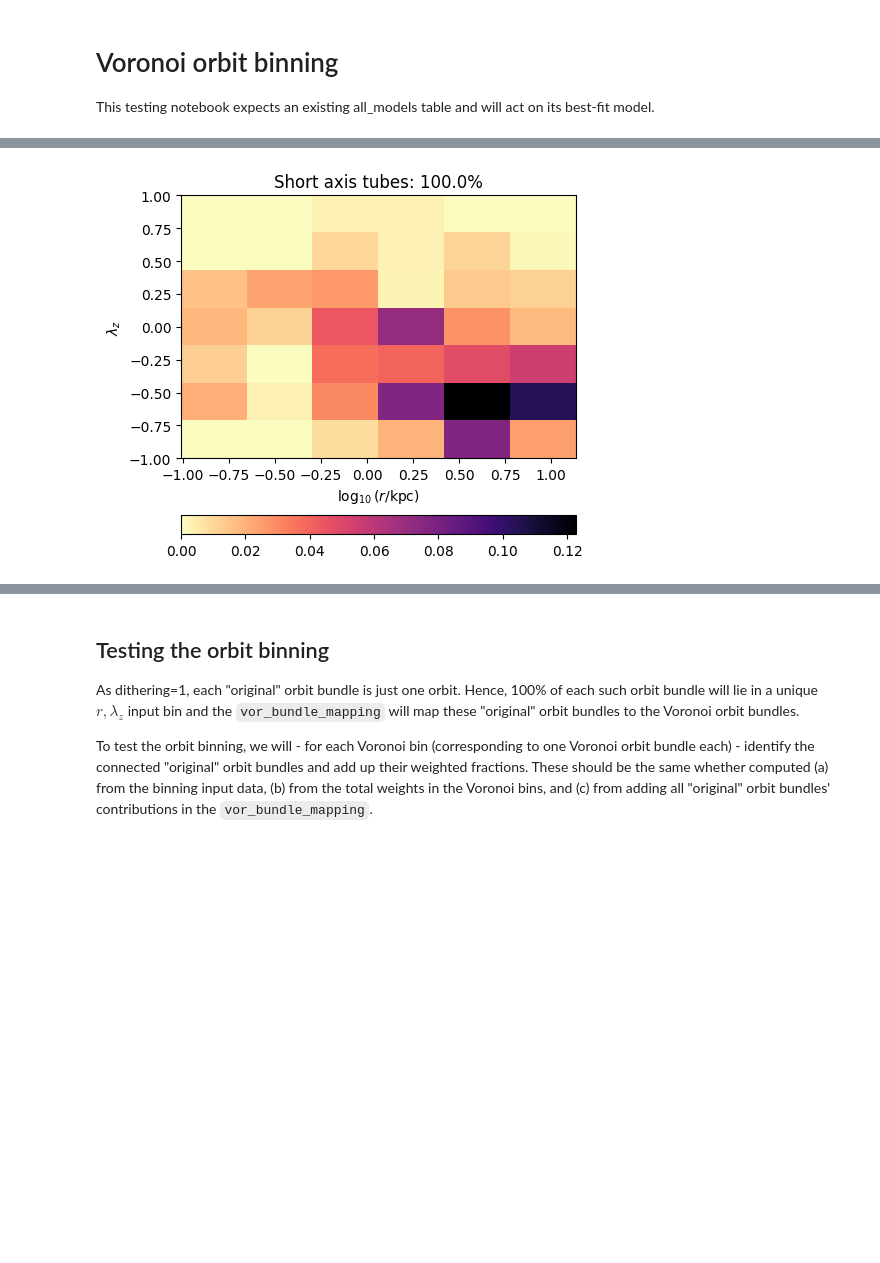
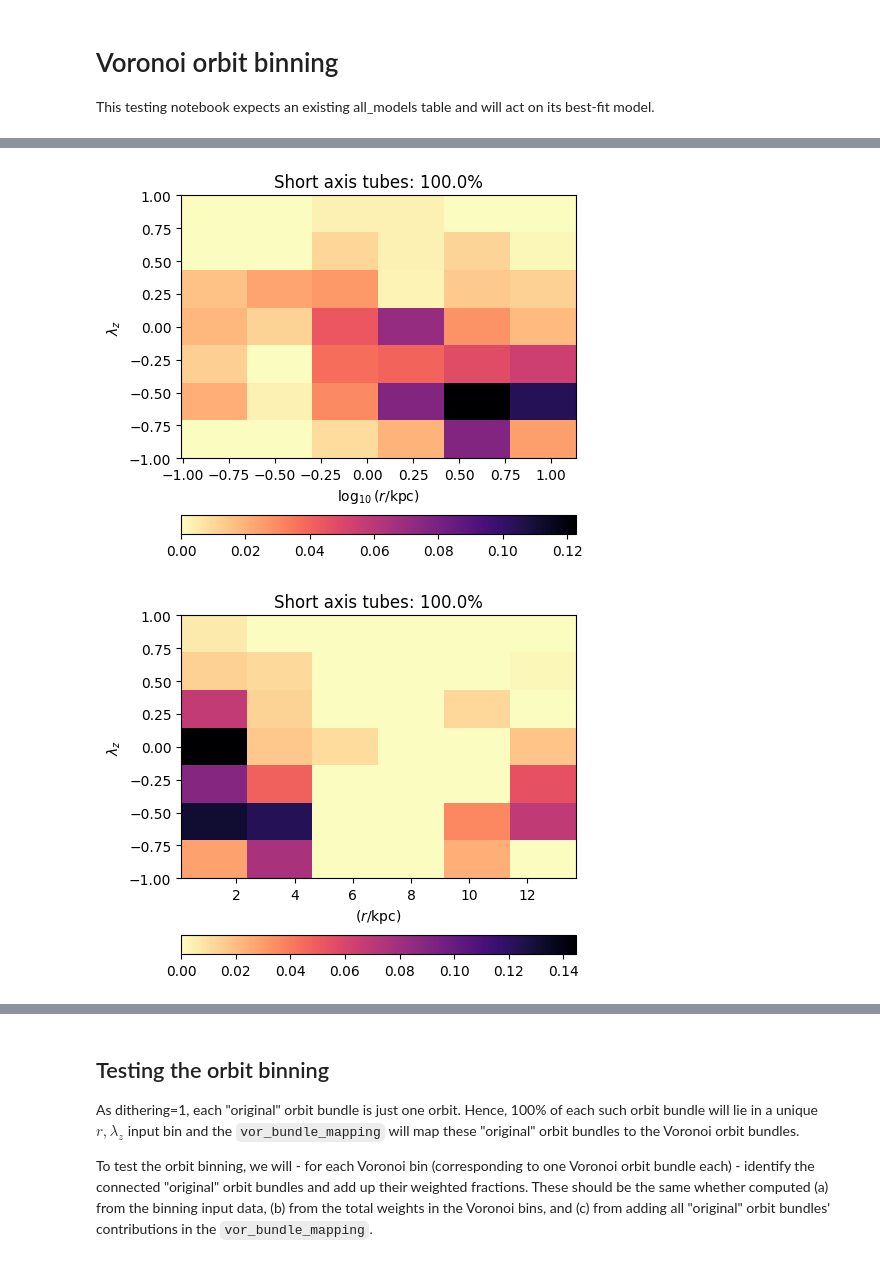
Before and after one commit to dynamics-of-stellar-systems/dynamite, a Jupyter notebook: docs/tutorial_notebooks/coloring.ipynb, the cells around one changed output, grey strips where cells are left out. Saved outputs shown, nothing was run; the diff lists cells and outputs as text; code cells hidden in the pictures; blank space fills up the shorter version.

```diff
--- a/docs/tutorial_notebooks/coloring.ipynb
+++ b/docs/tutorial_notebooks/coloring.ipynb
@@ -50,6 +50,8 @@ plotter = dyn.plotter.Plotter(c)
 # get an overview of the orbit distribution
 # NOTE: when using force_lambda_z=True, then the titles of the orbit-distribution plots are incorrect.
 # All orbits are shown in this distribution - not only short-axis tubes!
-fig = plotter.orbit_distribution(model=None, minr=None, maxr=None, nr=nr, nl=nl,
-                                 orientation='vertical', subset='short', force_lambda_z=True)
+fig1 = plotter.orbit_distribution(model=None, minr=None, maxr=None, r_scale='log', nr=nr, nl=nl,
+                                  orientation='vertical', subset='short', force_lambda_z=True)
+fig2 = plotter.orbit_distribution(model=None, minr=None, maxr=None, r_scale='linear', nr=nr, nl=nl,
+                                  orientation='vertical', subset='short', force_lambda_z=True)
 # %% [output]
@@ -72,4 +75,5 @@ fig = plotter.orbit_distribution(model=None, minr=None, maxr=None, nr=nr, nl=nl,
 [figure]
+[figure, added]
 # %%
 # Perform Voronoi binning of orbits in the radius-circularity phase space. The goal is to group the "original"
 # n_orbits orbit bundles into fewer n_bundle "Voronoi" bundles with each of these Voronoi bundles accounting for
```
Also changed, not shown: parts of 10 cells of this notebook, 3 other files.
